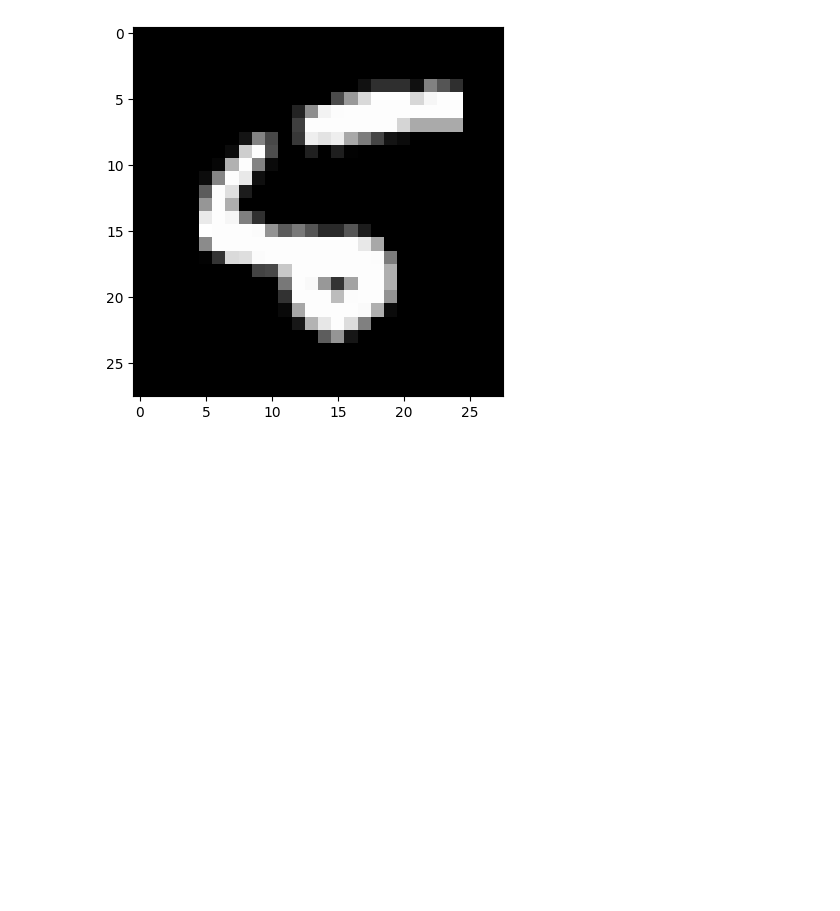
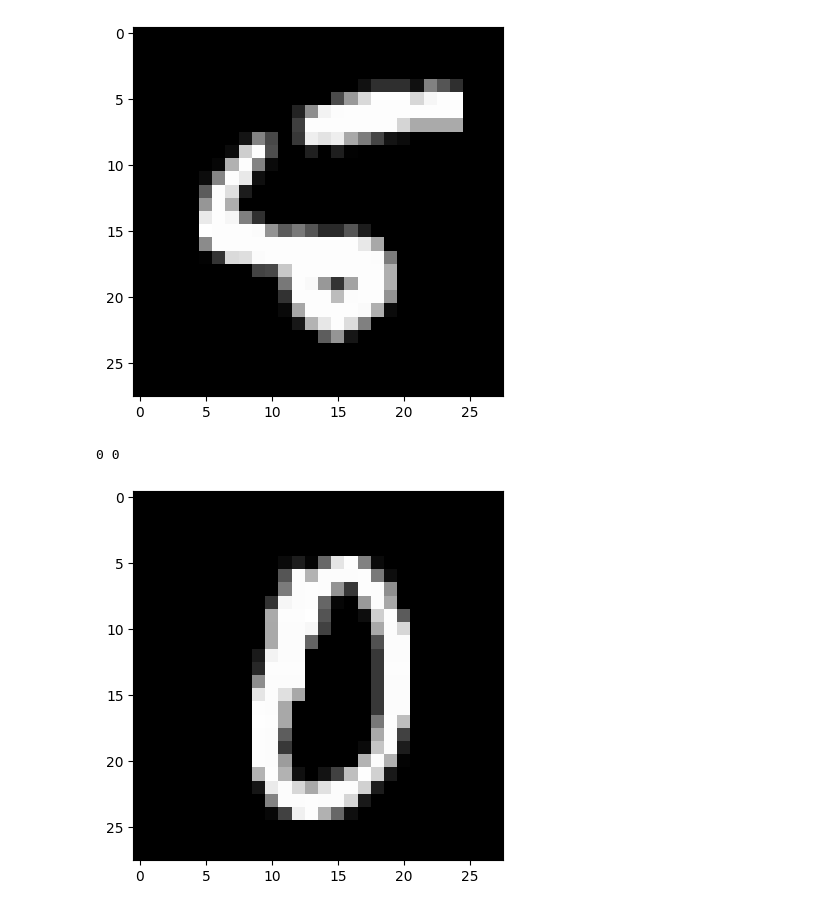
Before and after one commit to KamilsobC/nsi-zadania, a Jupyter notebook: zad7.ipynb, the cells around one changed output. Cells and saved outputs as stored; diff of their text form; code cells hidden in the pictures; blank space fills up the shorter version.

```diff
--- a/zad7.ipynb
+++ b/zad7.ipynb
@@ -47,3 +47,8 @@ ERROR,Result: 5 Label 6
 SUCCESS,Result: 6 Label 6
 3750 0.8736
 [figure]
+# %%
+show_sample(55)
+# %% [output]
+0 0
+[figure, added]
```
Also changed, not shown: parts of 2 cells of this notebook, 2 other files.
